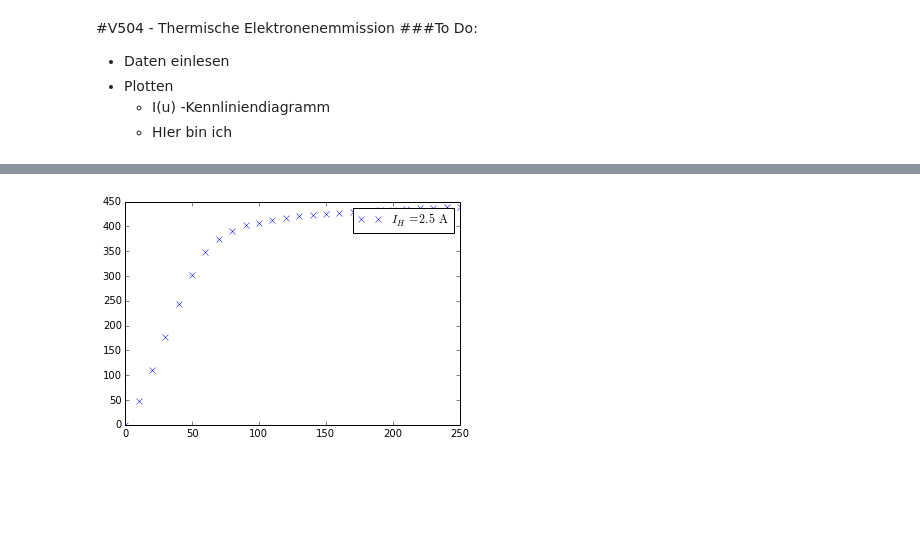
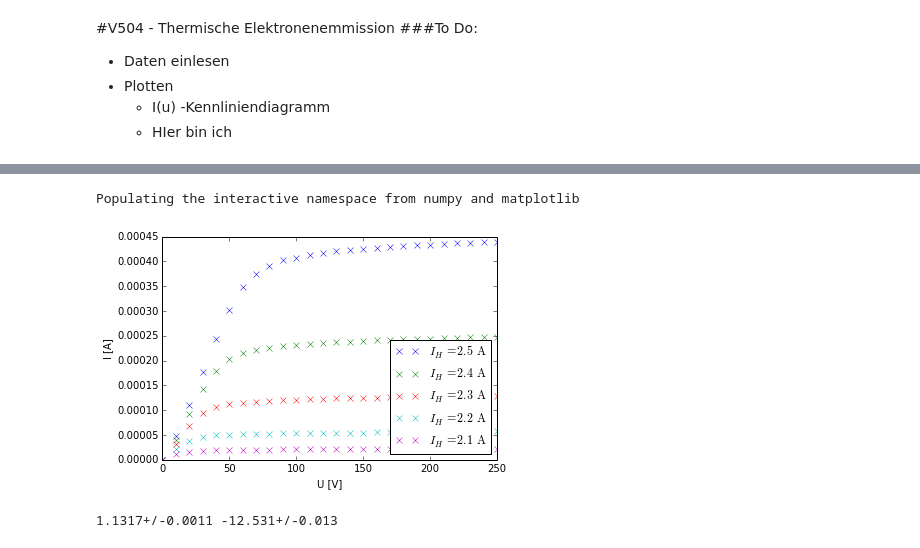
Before and after one commit to mbieker/V504, a Jupyter notebook: Auswertung V504.ipynb, the cells around one changed output, grey strips where cells are left out. Drawn from its saved outputs; the diff is of its cells as text; code cells hidden in the pictures; blank space fills up the shorter version.

```diff
--- a/Auswertung V504.ipynb
+++ b/Auswertung V504.ipynb
@@ -17,12 +9,47 @@ WARNING: pylab import has clobbered these variables: ['draw_if_interactive', 'ne
+# %%
+#Importe
+from numpy import *
+%pylab inline
+from scipy.optimize import curve_fit
+from Tools import *
+from uncertainties import *
+
+# Fit Funktionen Def.
+def lin_fit(x, m,b):
+    return m*x+b
+# %% [output]
+Populating the interactive namespace from numpy and matplotlib
 # %%
 #Daten einlesen für Veruschsteil a) und c)
 data = loadtxt('data/data_1.csv' ,delimiter = ',', skiprows=1,unpack=True)
 U = data[0]
 I = data [1:]
 I_h,U_h = loadtxt('data/heating_data.csv',  skiprows=1, delimiter = ',', unpack=True)
+U_c_err, I_c =loadtxt('data/data_2.csv',  skiprows=1, delimiter = ',', unpack=True)
+#Daten in SI-Einheiten Umwandeln
+I = I*1e-6 #from MicroAmpere
+I_c = I_c*1e-9 #from NanoAmpere
 # %%
-for i in range(1):
+for i in range(5):
     plot(U,I[i],'x',label =r"$I_H = "+str(I_h[i])+r"\rm{\,A}$")
-legend()
+legend(loc=4)
+ylabel("I [A]")
+xlabel("U [V]")
+savefig("plot_a.png")
 # %% [output]
-[figure, old version]
+[figure, new version]
+# %%
+
+
+# Raumladungsbereich auswählen
+I_b = I[0][1:7]
+U_b = U[1:7]
+# Daten im Doppellog fitten
+
+p, c = curve_fit(lin_fit,log(U_b), log(I_b))
+
+m_b = ufloat(p[0],c[0][0])
+b_b = ufloat(p[1],c[1][1])
+print m_b, b_b
+# %% [output]
+1.1317+/-0.0011 -12.531+/-0.013
```
Also changed, not shown: parts of 14 cells of this notebook, 8 other files.
